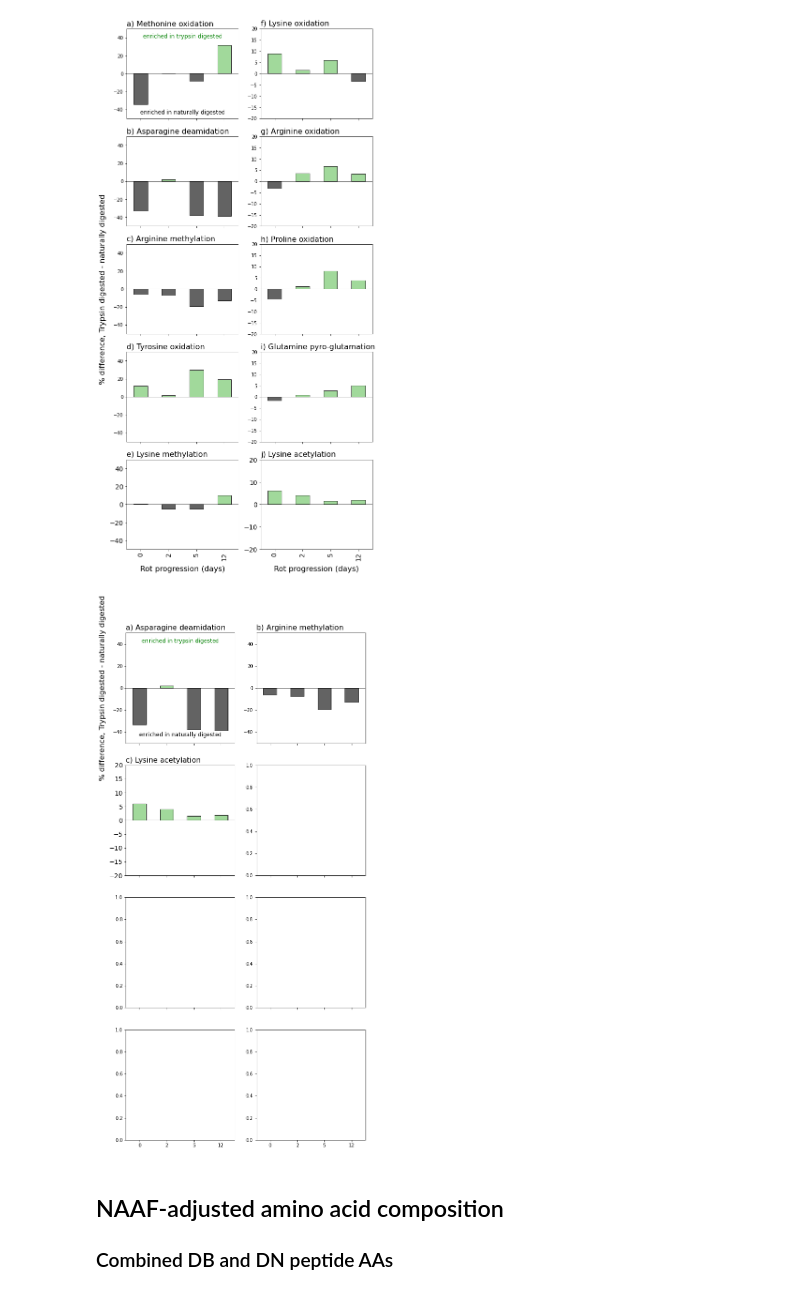
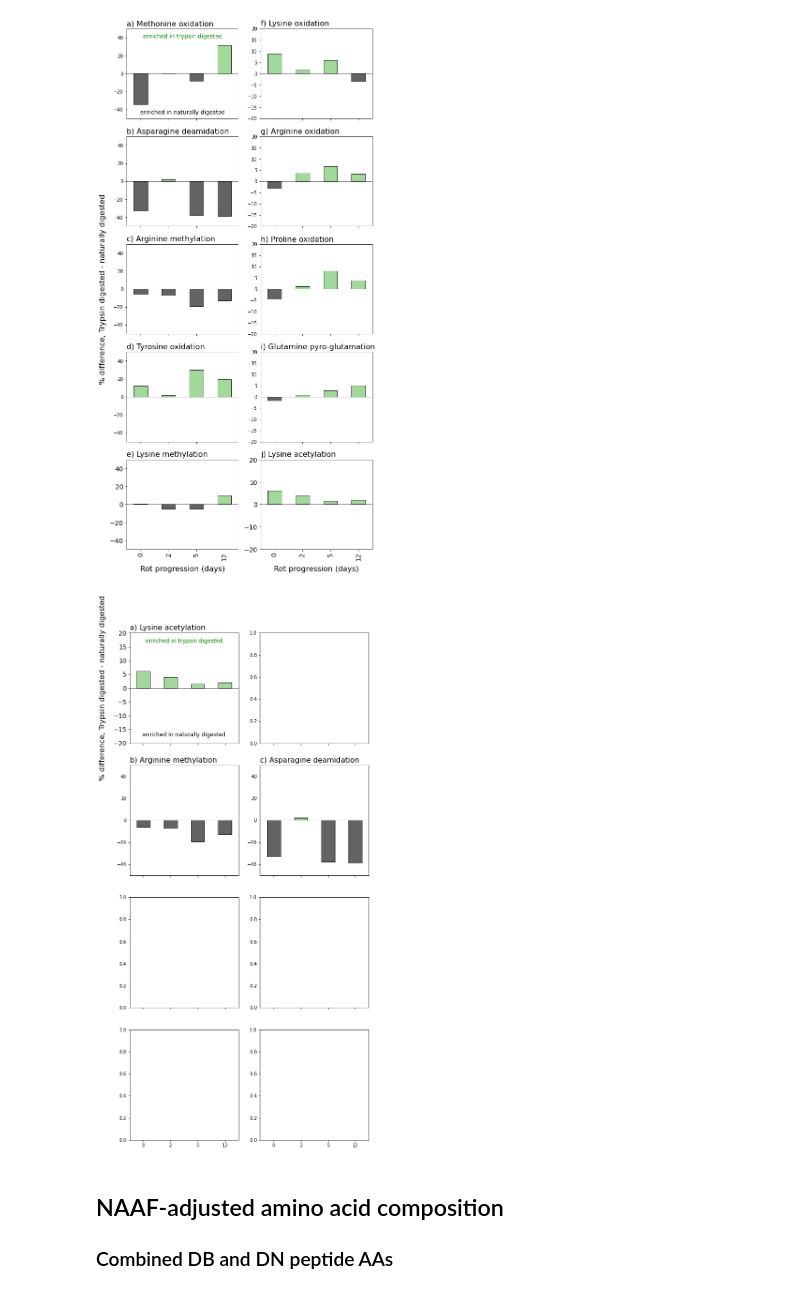
Before and after one commit to MeganEDuffy/rot-mayer, a Jupyter notebook: notebooks/PTM-AA/PTM-AAs-combined_DB_DN.ipynb, the cells around one changed output. Cells and saved outputs as stored; diff of their text form; code cells hidden in the pictures.

Commit message:
changed ptm plot to make a truncated version for talk

```diff
--- a/notebooks/PTM-AA/PTM-AAs-combined_DB_DN.ipynb
+++ b/notebooks/PTM-AA/PTM-AAs-combined_DB_DN.ipynb
@@ -466,60 +466,60 @@ axes[0,0].annotate('enriched in naturally digested', xy=(0.5, 0.4),
 #axes[3,0].set_ylim([-50, 50])
 
 # Asparagine deamidation
-diff_plot.plot(ax = axes[0,0], x="Day", y="Asn. w/ deam.", kind='bar', stacked=False,  edgecolor = '#252525', \
+diff_plot.plot(ax = axes[1,1], x="Day", y="Asn. w/ deam.", kind='bar', stacked=False,  edgecolor = '#252525', \
               color=(diff_plot['Asn. w/ deam.'] > 0).map({True: '#a1d99b',
                                                     False: '#636363'}))
-axes[0,0].set_title('a) Asparagine deamidation', fontsize = 16, loc='left')
-axes[0,0].axhline(0,color='black', linewidth = 0.6) # x = 0
-axes[0,0].get_legend().remove()
-axes[0,0].set_ylim([-50, 50])
+axes[1,1].set_title('c) Asparagine deamidation', fontsize = 16, loc='left')
+axes[1,1].axhline(0,color='black', linewidth = 0.6) # x = 0
+axes[1,1].get_legend().remove()
+axes[1,1].set_ylim([-50, 50])
 
 # Lysine methylation
 #diff_plot.plot(ax = axes[4,0], x="Day", y="Lys. w/ meth.", kind='bar', stacked=False,  edgecolor = '#252525', \
               #color=(diff_plot['Lys. w/ meth.'] > 0).map({True: '#a1d99b',
                                                     #False: '#636363'}))
 #axes[4,0].set_title('e) Lysine methylation', fontsize = 16, loc='left')
 #axes[4,0].axhline(0,color='black', linewidth = 0.6) # x = 0
 #axes[4,0].get_legend().remove()
 #axes[4,0].set_ylim([-50, 50])
 #axes[4,0].set_xlabel("Rot progression (days)", fontsize = 16, labelpad = 10)
 #axes[4,0].tick_params(labelsize= 14)
 
 # Arginine methylation
-diff_plot.plot(ax = axes[0,1], x="Day", y="Arg. w/ meth.", kind='bar', stacked=False,  edgecolor = '#252525', \
+diff_plot.plot(ax = axes[1,0], x="Day", y="Arg. w/ meth.", kind='bar', stacked=False,  edgecolor = '#252525', \
               color=(diff_plot['Arg. w/ meth.'] > 0).map({True: '#a1d99b',
                                                     False: '#636363'}))
-axes[0,1].set_title('b) Arginine methylation', fontsize = 16, loc='left')
-axes[0,1].axhline(0,color='black', linewidth = 0.6) # x = 0
-axes[0,1].set_xlabel("Rot progression (days)", fontsize = 16, labelpad = 10)
-axes[0,1].get_legend().remove()
-axes[0,1].set_ylim([-50, 50])
+axes[1,0].set_title('b) Arginine methylation', fontsize = 16, loc='left')
+axes[1,0].axhline(0,color='black', linewidth = 0.6) # x = 0
+axes[1,0].set_xlabel("Rot progression (days)", fontsize = 16, labelpad = 10)
+axes[1,0].get_legend().remove()
+axes[1,0].set_ylim([-50, 50])
 
 # Label the y axes
 
 axes[0,0].set_ylabel("% difference, Trypsin digested - naturally digested", fontsize = 16, labelpad = 15)
 
 # Glutamine pyro-gluatmation
 #diff_plot.plot(ax = axes[3,1], x="Day", y="Glu. w/ pyro.", kind='bar', stacked=False,  edgecolor = '#252525', \
               #color=(diff_plot['Glu. w/ pyro.'] > 0).map({True: '#a1d99b',
                                                     #False: '#636363'}))
 #axes[3,1].set_title('i) Glutamine pyro-glutamation', fontsize = 16, loc='left')
 #axes[3,1].axhline(0,color='black', linewidth = 0.6) # x = 0
 #axes[3,1].get_legend().remove()
 #axes[3,1].set_ylim([-20, 20])
 
 # Lysine acetylation
-diff_plot.plot(ax = axes[1,0], x="Day", y="Lys. w/ acet.", kind='bar', stacked=False,  edgecolor = '#252525', \
+diff_plot.plot(ax = axes[0,0], x="Day", y="Lys. w/ acet.", kind='bar', stacked=False,  edgecolor = '#252525', \
               color=(diff_plot['Lys. w/ acet.'] > 0).map({True: '#a1d99b',
                                                     False: '#636363'}))
-axes[1,0].set_title('c) Lysine acetylation', fontsize = 16, loc='left')
-axes[1,0].axhline(0,color='black', linewidth = 0.6) # x = 0
-axes[1,0].get_legend().remove()
-axes[1,0].set_ylim([-20, 20])
-axes[1,0].set_xlabel("Rot progression (days)", fontsize = 16, labelpad = 10)
-axes[1,0].tick_params(labelsize= 14)
+axes[0,0].set_title('a) Lysine acetylation', fontsize = 16, loc='left')
+axes[0,0].axhline(0,color='black', linewidth = 0.6) # x = 0
+axes[0,0].get_legend().remove()
+axes[0,0].set_ylim([-20, 20])
+axes[0,0].set_xlabel("Rot progression (days)", fontsize = 16, labelpad = 10)
+axes[0,0].tick_params(labelsize= 14)
 # %% [output]
-[figure, old version]
+[figure, new version]
 # %% [markdown]
 ## NAAF-adjusted amino acid composition
 
```
